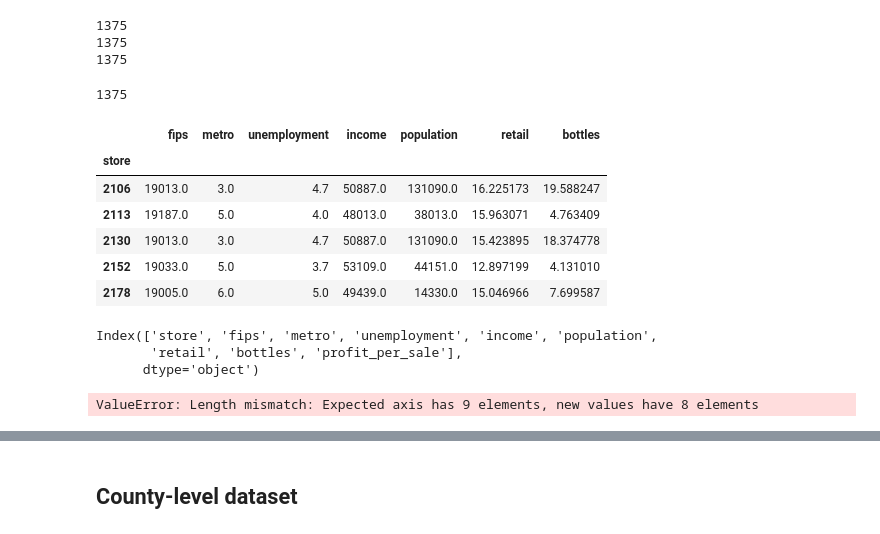
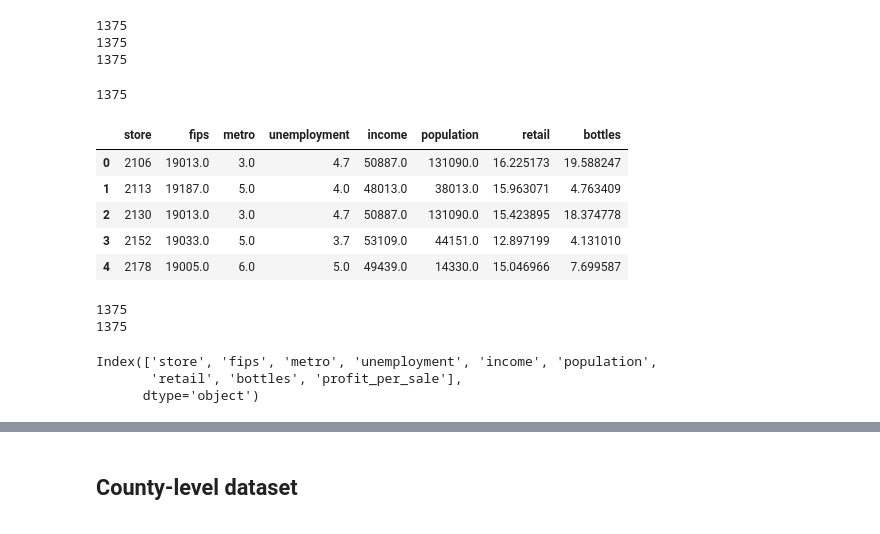
Before and after one commit to austinlasseter/Iowa_Liquor, a Jupyter notebook: code/2 - Cleaning and Exploring the data.ipynb, the cells around one changed output, grey strips where cells are left out. Saved outputs shown, nothing was run; the diff lists cells and outputs as text; code cells hidden in the pictures.

```diff
--- a/code/2 - Cleaning and Exploring the data.ipynb
+++ b/code/2 - Cleaning and Exploring the data.ipynb
@@ -89,15 +89,14 @@ print(len(transactions.store.unique()))
 1375
 # %%
 # create a new dataset where every row is a store
-stores=transactions.drop(['cost', 'year', 'profit_per_sale'], axis=1).groupby('store').mean()
+stores=transactions.drop(['cost', 'year', 'profit_per_sale'], axis=1).groupby('store', as_index=False).mean()
 print(len(stores))
 stores.head()
 # %% [output]
 1375
-|  | fips | metro | unemployment | income | population | retail | bottles |
-| store |  |  |  |  |  |  |  |
-| 2106 | 19013.0 | 3.0 | 4.7 | 50887.0 | 131090.0 | 16.225173 | 19.588247 |
-| 2113 | 19187.0 | 5.0 | 4.0 | 48013.0 | 38013.0 | 15.963071 | 4.763409 |
-| 2130 | 19013.0 | 3.0 | 4.7 | 50887.0 | 131090.0 | 15.423895 | 18.374778 |
-| 2152 | 19033.0 | 5.0 | 3.7 | 53109.0 | 44151.0 | 12.897199 | 4.131010 |
-| 2178 | 19005.0 | 6.0 | 5.0 | 49439.0 | 14330.0 | 15.046966 | 7.699587 |
+|  | store | fips | metro | unemployment | income | population | retail | bottles |
+| 0 | 2106 | 19013.0 | 3.0 | 4.7 | 50887.0 | 131090.0 | 16.225173 | 19.588247 |
+| 1 | 2113 | 19187.0 | 5.0 | 4.0 | 48013.0 | 38013.0 | 15.963071 | 4.763409 |
+| 2 | 2130 | 19013.0 | 3.0 | 4.7 | 50887.0 | 131090.0 | 15.423895 | 18.374778 |
+| 3 | 2152 | 19033.0 | 5.0 | 3.7 | 53109.0 | 44151.0 | 12.897199 | 4.131010 |
+| 4 | 2178 | 19005.0 | 6.0 | 5.0 | 49439.0 | 14330.0 | 15.046966 | 7.699587 |
@@ -107,14 +103,10 @@ stores.reset_index(level=0, inplace=True)
+# %%
+# How many stores are there?
+print(transactions.store.nunique())
+print(stores.store.nunique())
+# %% [output]
+1375
+1375
 # %%
 # Merge back in the "annual profit" variable
 stores=pd.merge(stores, profit, on='store')
-# %%
-# Rename some of the columns
-print(stores.columns)
-new_cols=['fips', 'metro', 'unemployment', 'income', 'population',
-       'ave_bottle_price', 'ave_number_bottles', 'annual_profit_per_store']
-stores.columns=new_cols
-# %% [output]
-Index(['store', 'fips', 'metro', 'unemployment', 'income', 'population',
-       'retail', 'bottles', 'profit_per_sale'],
-      dtype='object')
-ValueError: Length mismatch: Expected axis has 9 elements, new values have 8 elements
@@ -124,3 +113,13 @@ stores.head()
 # %%
 # FIPS became a float. That decimal is annoying. Let's make it an integer again.
 stores.fips=stores.fips.astype(int)
+# %%
+# Rename some of the columns
+print(stores.columns)
+new_cols=['store_id', 'fips', 'metro', 'unemployment', 'income', 'population',
+       'ave_bottle_price', 'ave_number_bottles', 'annual_profit_per_store']
+stores.columns=new_cols
+# %% [output]
+Index(['store', 'fips', 'metro', 'unemployment', 'income', 'population',
+       'retail', 'bottles', 'profit_per_sale'],
+      dtype='object')
```
Also changed, not shown: parts of 22 cells of this notebook, 1 other file.
